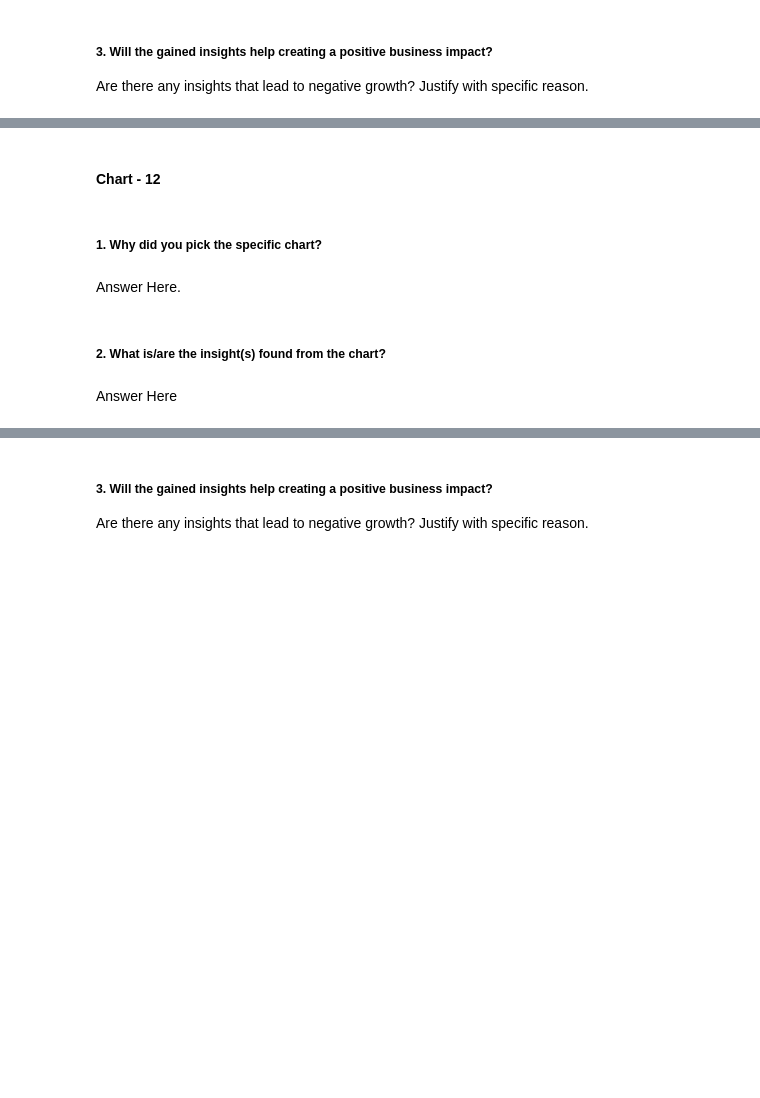
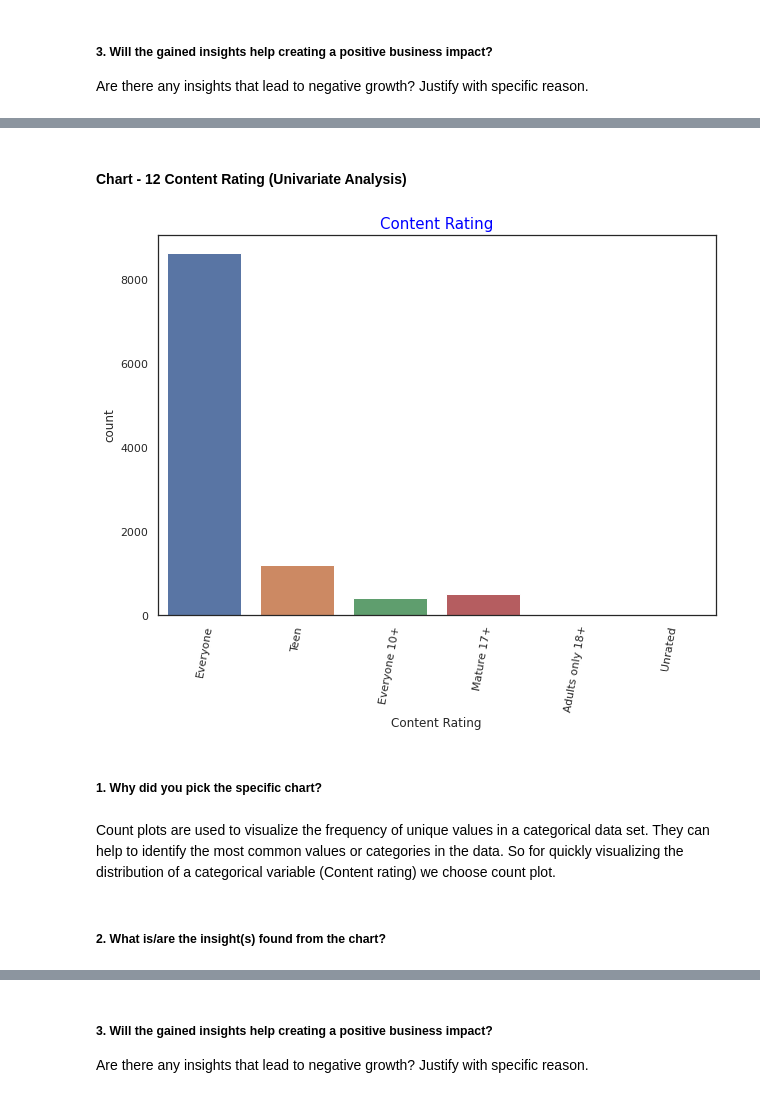
Before and after one commit to krutika73/EDA-ON-PLAY-STORE-APP-REVIEW-ANALYSIS, a Jupyter notebook: Krutika_Sample_EDA_Submission_Template.ipynb, the cells around one changed output, grey strips where cells are left out. Saved outputs shown, nothing was run; the diff lists cells and outputs as text; code cells hidden in the pictures; blank space fills up the shorter version.

```diff
--- a/Krutika_Sample_EDA_Submission_Template.ipynb
+++ b/Krutika_Sample_EDA_Submission_Template.ipynb
@@ -1079,2 +1132,2 @@ Answer Here
 # %% [markdown]
-#### Chart - 12
+#### Chart - 12 Content Rating (Univariate Analysis)
@@ -1083,8 +1134,15 @@ Answer Here
+# %%
+# Chart - 12 visualization code
+plt.figure(figsize=(10,7))
+sns.countplot(data=df, x='Content Rating')
+plt.xticks(rotation=80)
+plt.title('Content Rating',color = 'blue',fontsize=15)
+plt.show()
+# %% [output]
+[figure, added]
 # %% [markdown]
 ##### 1. Why did you pick the specific chart?
-# %% [markdown]
-Answer Here.
+# %% [markdown]
+Count plots are used to visualize the frequency of unique values in a categorical data set. They can help to identify the most common values or categories in the data. So for quickly visualizing the distribution of a categorical variable (Content rating) we choose count plot.
 # %% [markdown]
 ##### 2. What is/are the insight(s) found from the chart?
-# %% [markdown]
-Answer Here
```
Also changed, not shown: parts of 112 cells of this notebook.
